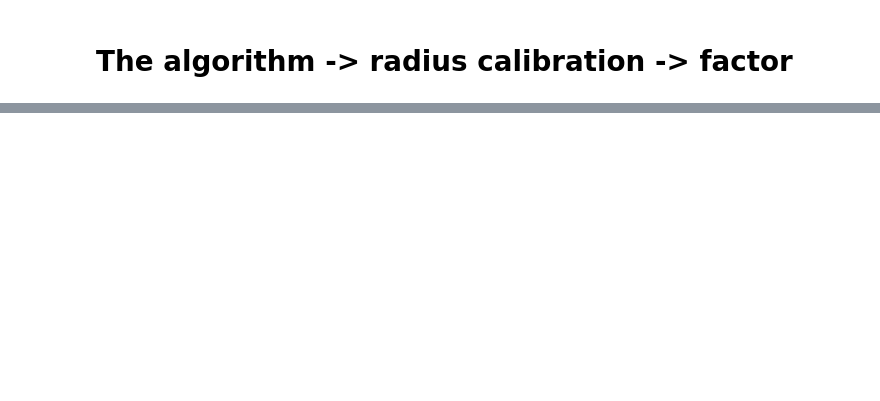
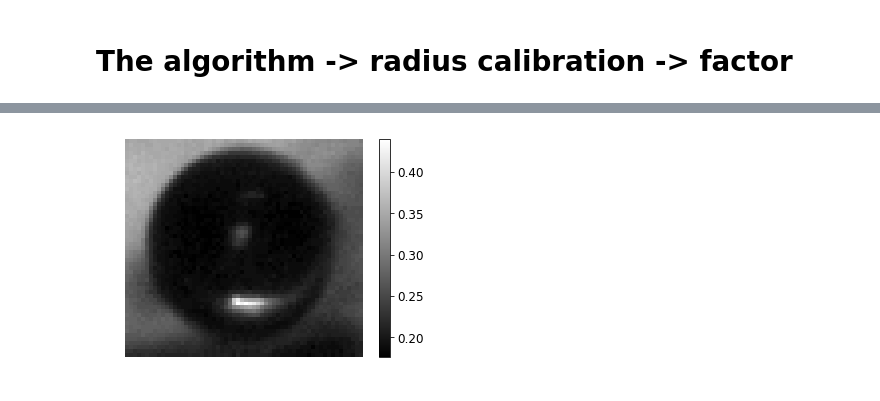
Before and after one commit to zazizizou/gradient_ansatz, a Jupyter notebook: thesis_graphsand_figures.ipynb, the cells around one changed output, grey strips where cells are left out. Cells and saved outputs as stored; diff of their text form; code cells hidden in the pictures; blank space fills up the shorter version.

```diff
--- a/thesis_graphsand_figures.ipynb
+++ b/thesis_graphsand_figures.ipynb
@@ -142,0 +156,9 @@ plt.savefig("../thesis/graphs/radius_calibration_result.png")
+# %%
+gb = np.flip(green_bubble.T, axis=0)
+# %%
+plt.imshow(gb/255, cmap="gray")
+_ = plt.axis('off')
+plt.colorbar()
+plt.savefig("../thesis/images/green_one.png")
+# %% [output]
+[figure, added]
```
Also changed, not shown: parts of 20 cells of this notebook, 1 other file.
